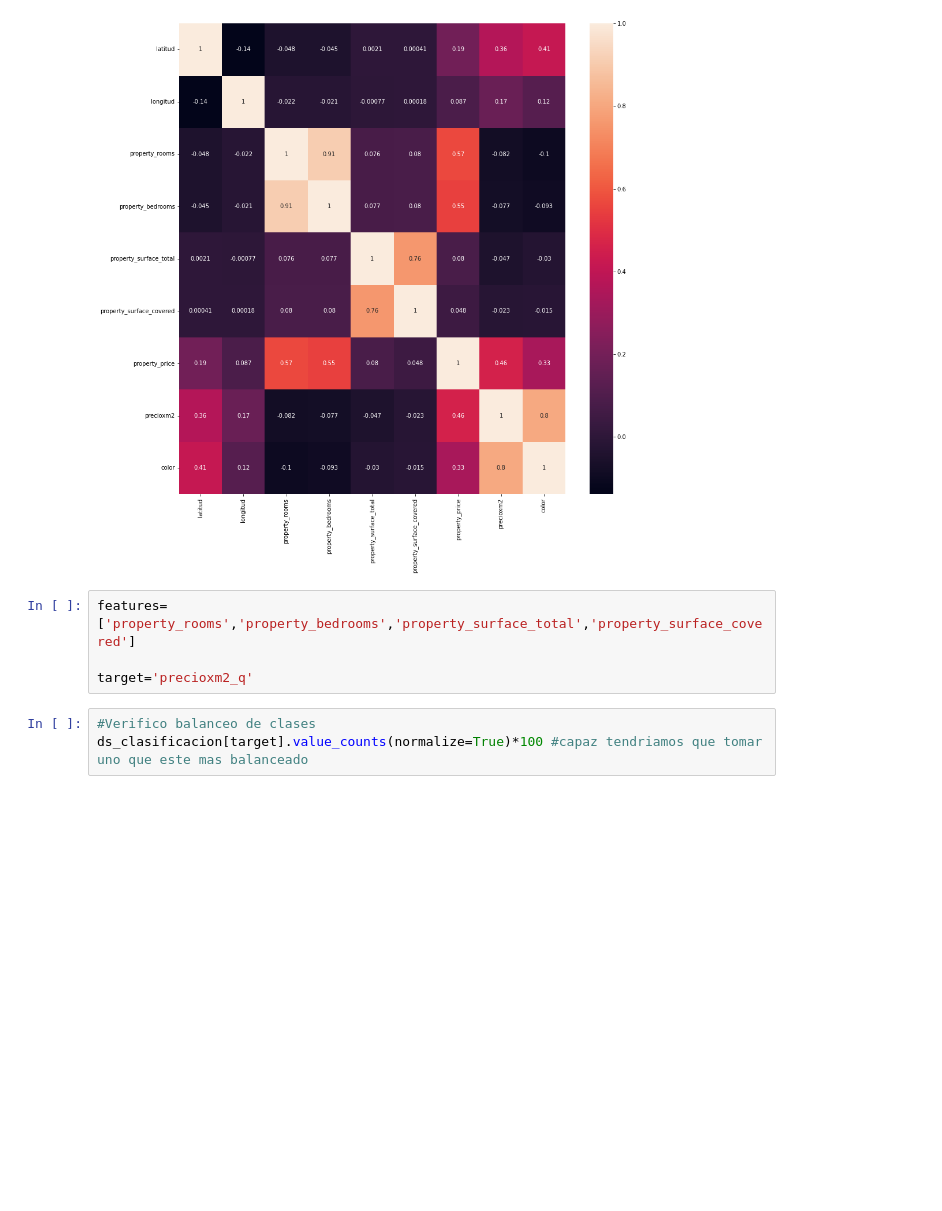
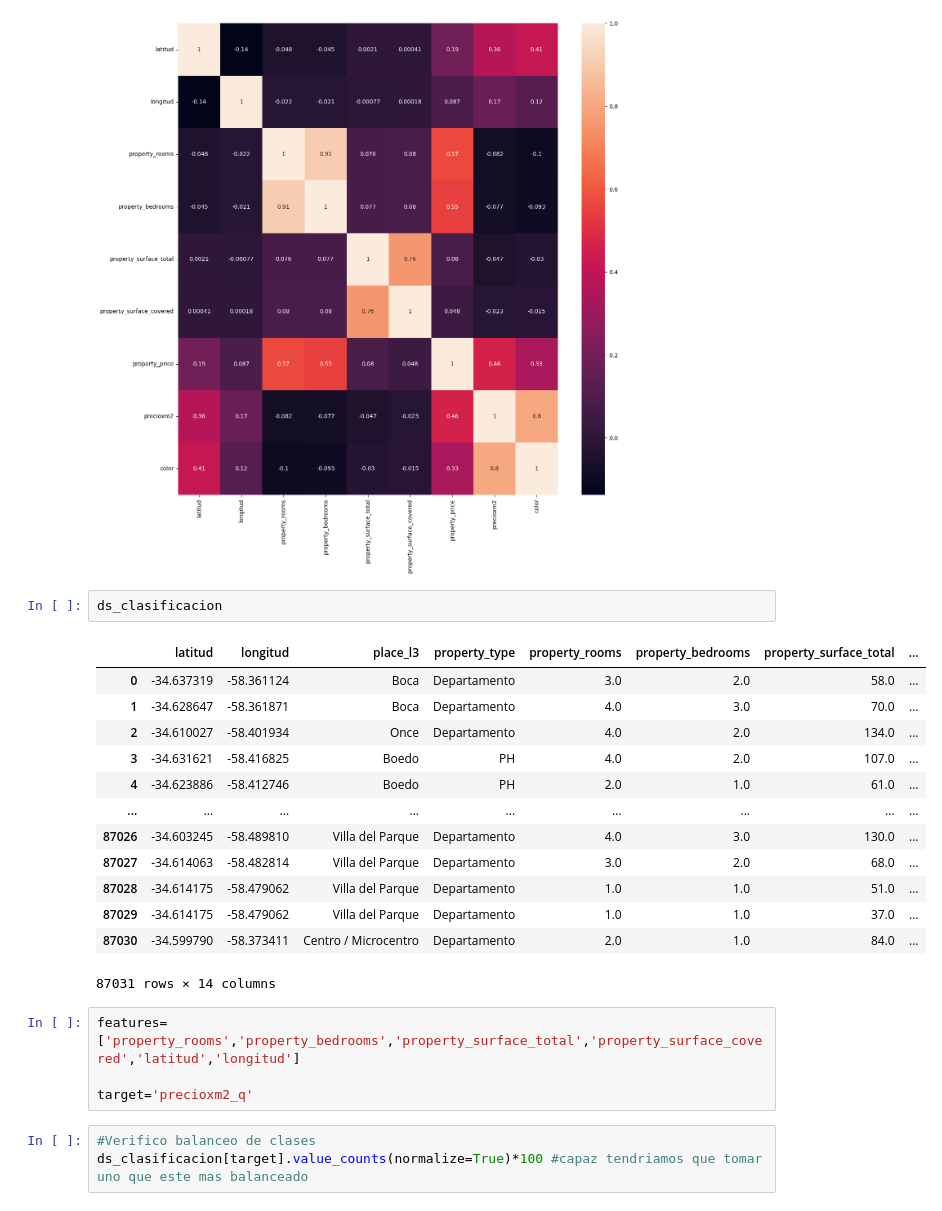
Before and after one commit to Fanusaez/7506R-2C2022-GRUPO13, a Jupyter notebook: 7506R_TP1_GRUPO13_ENTREGAN2Clasificacion.ipynb, the cells around one changed output. Saved outputs shown, nothing was run; the diff lists cells and outputs as text; blank space fills up the shorter version.

Commit message:
clasificacion
agrego punto 3

```diff
--- a/7506R_TP1_GRUPO13_ENTREGAN2Clasificacion.ipynb
+++ b/7506R_TP1_GRUPO13_ENTREGAN2Clasificacion.ipynb
@@ -219,8 +219,24 @@ sns.heatmap(matriz_correlacion, annot = True)
 plt.show()
 # %% [output]
 [figure]
+# %%
+ds_clasificacion
+# %% [output]
+|  | latitud | longitud | place_l3 | property_type | property_rooms | property_bedrooms | property_surface_total | ... |
+| 0 | -34.637319 | -58.361124 | Boca | Departamento | 3.0 | 2.0 | 58.0 | ... |
+| 1 | -34.628647 | -58.361871 | Boca | Departamento | 4.0 | 3.0 | 70.0 | ... |
+| 2 | -34.610027 | -58.401934 | Once | Departamento | 4.0 | 2.0 | 134.0 | ... |
+| 3 | -34.631621 | -58.416825 | Boedo | PH | 4.0 | 2.0 | 107.0 | ... |
+| 4 | -34.623886 | -58.412746 | Boedo | PH | 2.0 | 1.0 | 61.0 | ... |
+| ... | ... | ... | ... | ... | ... | ... | ... | ... |
+| 87026 | -34.603245 | -58.489810 | Villa del Parque | Departamento | 4.0 | 3.0 | 130.0 | ... |
+| 87027 | -34.614063 | -58.482814 | Villa del Parque | Departamento | 3.0 | 2.0 | 68.0 | ... |
+| 87028 | -34.614175 | -58.479062 | Villa del Parque | Departamento | 1.0 | 1.0 | 51.0 | ... |
+| 87029 | -34.614175 | -58.479062 | Villa del Parque | Departamento | 1.0 | 1.0 | 37.0 | ... |
+| 87030 | -34.599790 | -58.373411 | Centro / Microcentro | Departamento | 2.0 | 1.0 | 84.0 | ... |
+87031 rows × 14 columns
 # %%
-features=['property_rooms','property_bedrooms','property_surface_total','property_surface_covered']
+features=['property_rooms','property_bedrooms','property_surface_total','property_surface_covered','latitud','longitud']
 
 target='precioxm2_q'
 # %%
```
Also changed, not shown: parts of 32 cells of this notebook.
